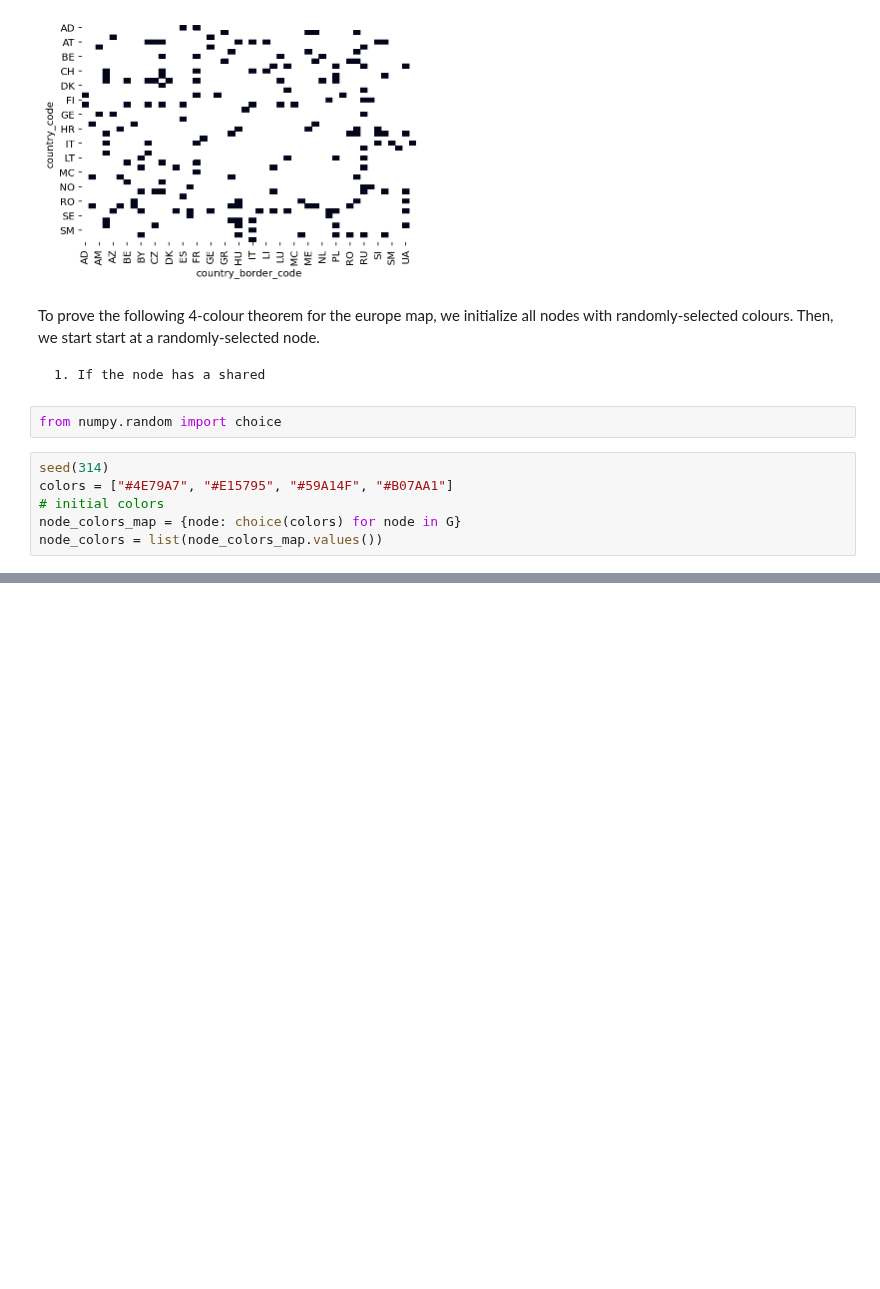
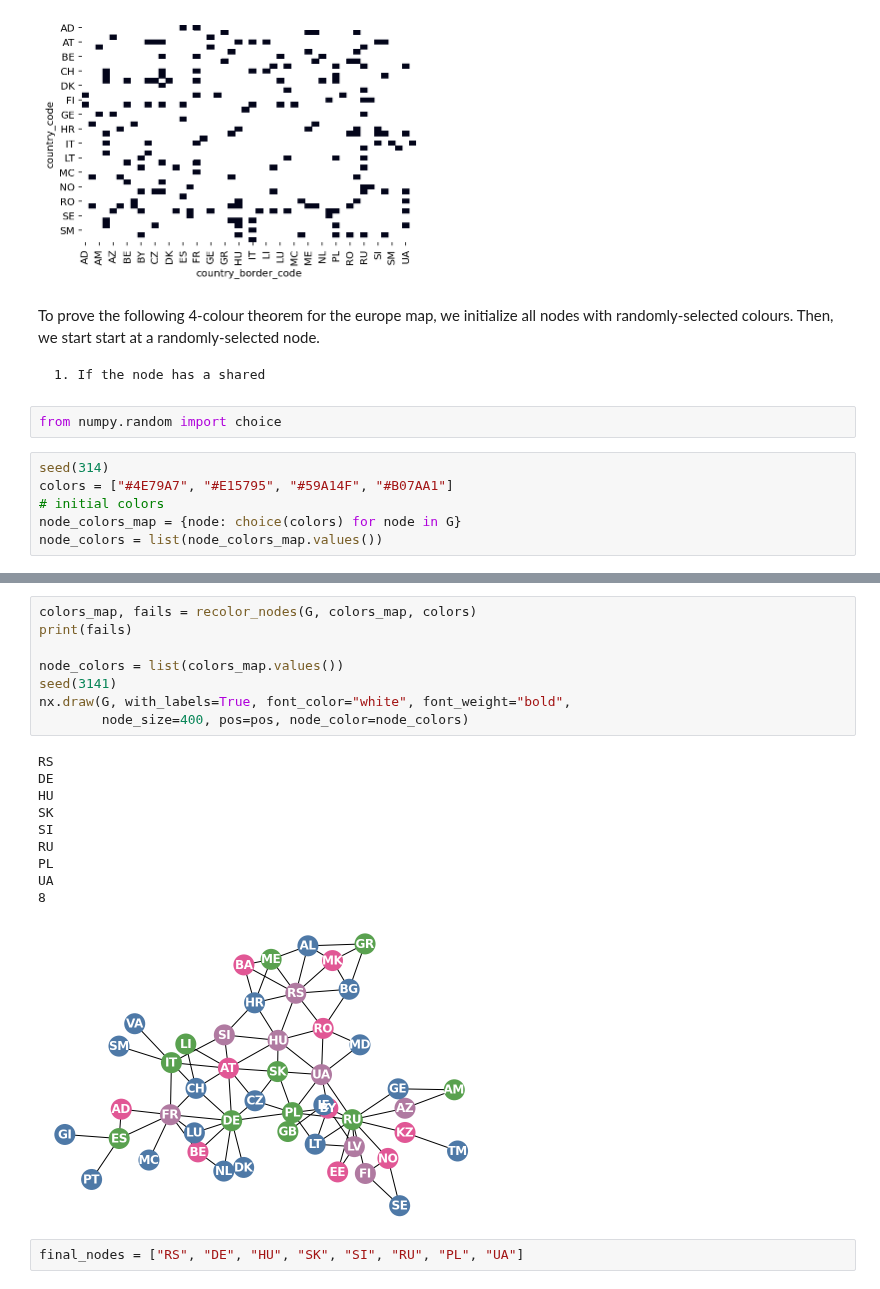
Before and after one commit to gerdm/QMUL, a Jupyter notebook: MTH750P-graphs-and-networks/assignments/assignment-02.ipynb, the cells around one changed output, grey strips where cells are left out. Drawn from its saved outputs; the diff is of its cells as text; blank space fills up the shorter version.

```diff
--- a/MTH750P-graphs-and-networks/assignments/assignment-02.ipynb
+++ b/MTH750P-graphs-and-networks/assignments/assignment-02.ipynb
@@ -199,0 +218,21 @@ fails
+# %%
+colors_map, fails = recolor_nodes(G, colors_map, colors)
+print(fails)
+
+node_colors = list(colors_map.values())
+seed(3141)
+nx.draw(G, with_labels=True, font_color="white", font_weight="bold",
+        node_size=400, pos=pos, node_color=node_colors)
+# %% [output]
+RS
+DE
+HU
+SK
+SI
+RU
+PL
+UA
+8
+[figure, added]
+# %%
+final_nodes = ["RS", "DE", "HU", "SK", "SI", "RU", "PL", "UA"]
```
Also changed, not shown: parts of 12 cells of this notebook.
